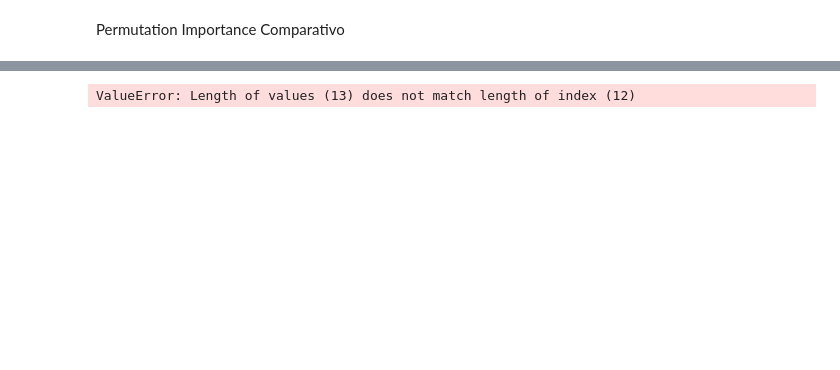
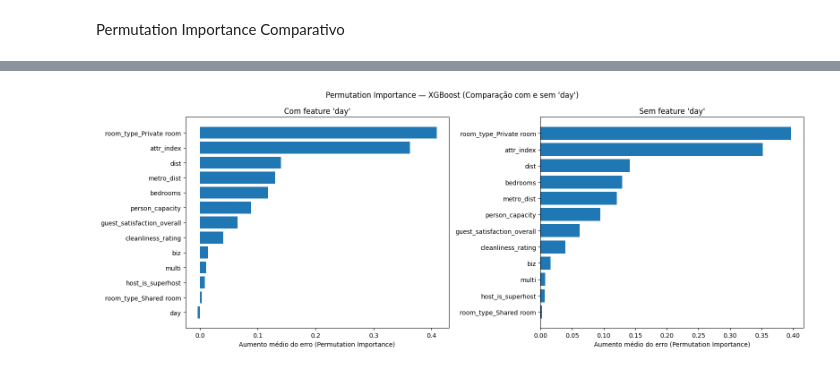
Before and after one commit to lumariosf/airbnb-price-prediction, a Jupyter notebook: experimentos/XGBOOST/LONDON/CONJUNTO.ipynb, the cells around one changed output, grey strips where cells are left out. Saved outputs shown, nothing was run; the diff lists cells and outputs as text; code cells hidden in the pictures; blank space fills up the shorter version.

```diff
--- a/experimentos/XGBOOST/LONDON/CONJUNTO.ipynb
+++ b/experimentos/XGBOOST/LONDON/CONJUNTO.ipynb
@@ -246,52 +215,69 @@ plt.show()
-# %%
-from sklearn.inspection import permutation_importance
-
-#usando permutation importance que embaralha os valores das features e avalia quais criam erros maiores
-#erro maior quer dizer maior importancia da feature
-
-result = permutation_importance(
-    best_model_no_day,
-    X_test,
-    y_test,
-    n_repeats=10,
-    random_state=42,
-    n_jobs=-1
-)
-
-perm_importance_no_day = pd.Series(
-    result.importances_mean,
-    index=X_test_no_day.columns
-).sort_values()
-
-plt.figure(figsize=(8, 6))
-plt.barh(perm_importance_no_day.index[-15:], perm_importance_no_day.values[-15:])
-plt.xlabel("Aumento médio do erro")
-plt.title("Permutation Importance — XGBoost")
-plt.tight_layout()
-plt.show()
-# %% [output]
-ValueError: Length of values (13) does not match length of index (12)
 # %%
 import matplotlib.pyplot as plt
+
+from sklearn.inspection import permutation_importance
+import pandas as pd
+
+# ---------- COM day ----------
+result_day = permutation_importance(
+    best_model_day,
+    X_test,          # contém "day"
+    y_test,
+    n_repeats=10,
+    random_state=42,
+    n_jobs=-1
+)
+
+perm_importance_day = (
+    pd.Series(result_day.importances_mean, index=X_test.columns)
+      .sort_values(ascending=False)
+      .reset_index()
+)
+
+perm_importance_day.columns = ["feature", "importance"]
+
+
+# ---------- SEM day ----------
+result_no_day = permutation_importance(
+    best_model_no_day,
+    X_test_no_day,   # SEM "day"
+    y_test,
+    n_repeats=10,
+    random_state=42,
+    n_jobs=-1
+)
+
+perm_importance_no_day = (
+    pd.Series(result_no_day.importances_mean, index=X_test_no_day.columns)
+      .sort_values(ascending=False)
+      .reset_index()
+)
+
+perm_importance_no_day.columns = ["feature", "importance"]
+
 
 fig, axes = plt.subplots(1, 2, figsize=(16, 6), sharex=False)
 
 # ---------- COM day ----------
 axes[0].barh(
     perm_importance_day["feature"][:15][::-1],
     perm_importance_day["importance"][:15][::-1]
 )
 axes[0].set_title("Com feature 'day'")
-axes[0].set_xlabel("Aumento do erro (Δ R²)")
+axes[0].set_xlabel("Aumento médio do erro (Permutation Importance)")
+
 
 # ---------- SEM day ----------
 axes[1].barh(
     perm_importance_no_day["feature"][:15][::-1],
     perm_importance_no_day["importance"][:15][::-1]
 )
 axes[1].set_title("Sem feature 'day'")
-axes[1].set_xlabel("Aumento do erro (Δ R²)")
+axes[1].set_xlabel("Aumento médio do erro (Permutation Importance)")
 
-plt.suptitle("Permutation Importance — XGBOOST (Comparação com e sem 'day')")
+
+plt.suptitle("Permutation Importance — XGBoost (Comparação com e sem 'day')")
 plt.tight_layout()
 plt.show()
+# %% [output]
+[figure, added]
```
Also changed, not shown: parts of 10 cells of this notebook, 2 other files.
